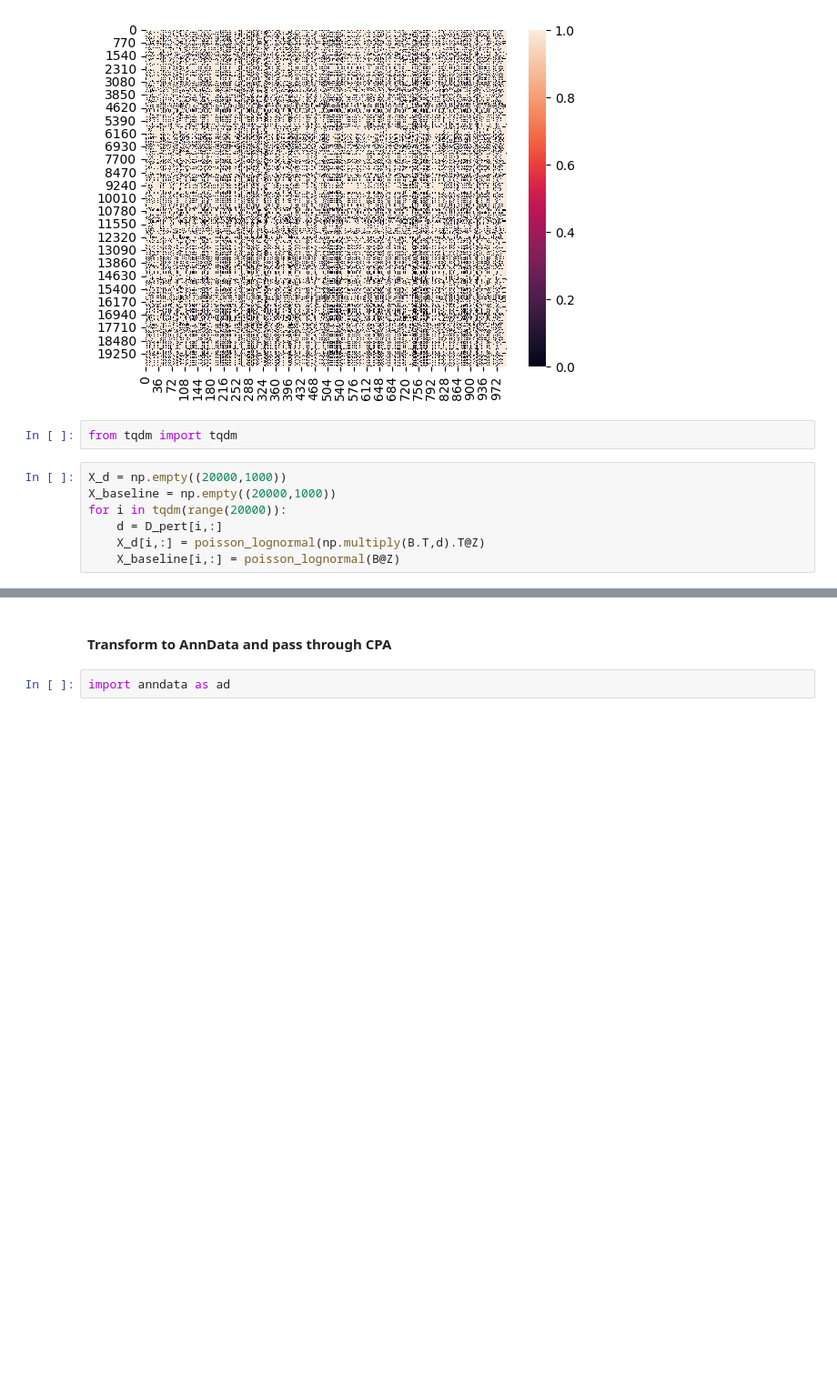
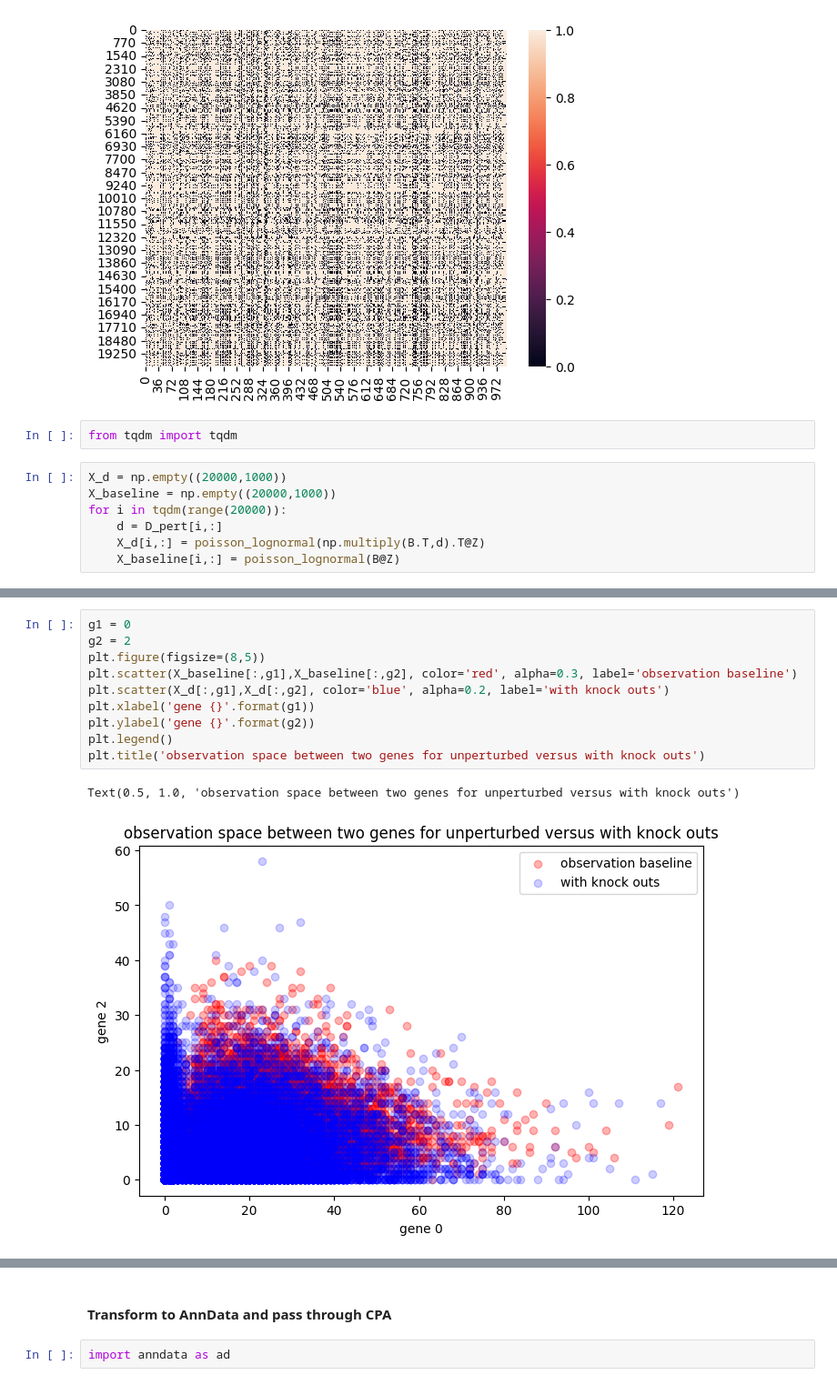
Before and after one commit to erialc-cal/cpa, a Jupyter notebook: Claire_simulations.ipynb, the cells around one changed output, grey strips where cells are left out. Shown at 91% size. Drawn from its saved outputs; the diff is of its cells as text; blank space fills up the shorter version.

```diff
--- a/Claire_simulations.ipynb
+++ b/Claire_simulations.ipynb
@@ -276,0 +286,13 @@ Text(0.5, 1.0, 'baseline')
+# %%
+g1 = 0
+g2 = 2
+plt.figure(figsize=(8,5))
+plt.scatter(X_baseline[:,g1],X_baseline[:,g2], color='red', alpha=0.3, label='observation baseline')
+plt.scatter(X_d[:,g1],X_d[:,g2], color='blue', alpha=0.2, label='with knock outs')
+plt.xlabel('gene {}'.format(g1))
+plt.ylabel('gene {}'.format(g2))
+plt.legend()
+plt.title('observation space between two genes for unperturbed versus with knock outs')
+# %% [output]
+Text(0.5, 1.0, 'observation space between two genes for unperturbed versus with knock outs')
+[figure, added]
```
Also changed, not shown: parts of 14 cells of this notebook.
